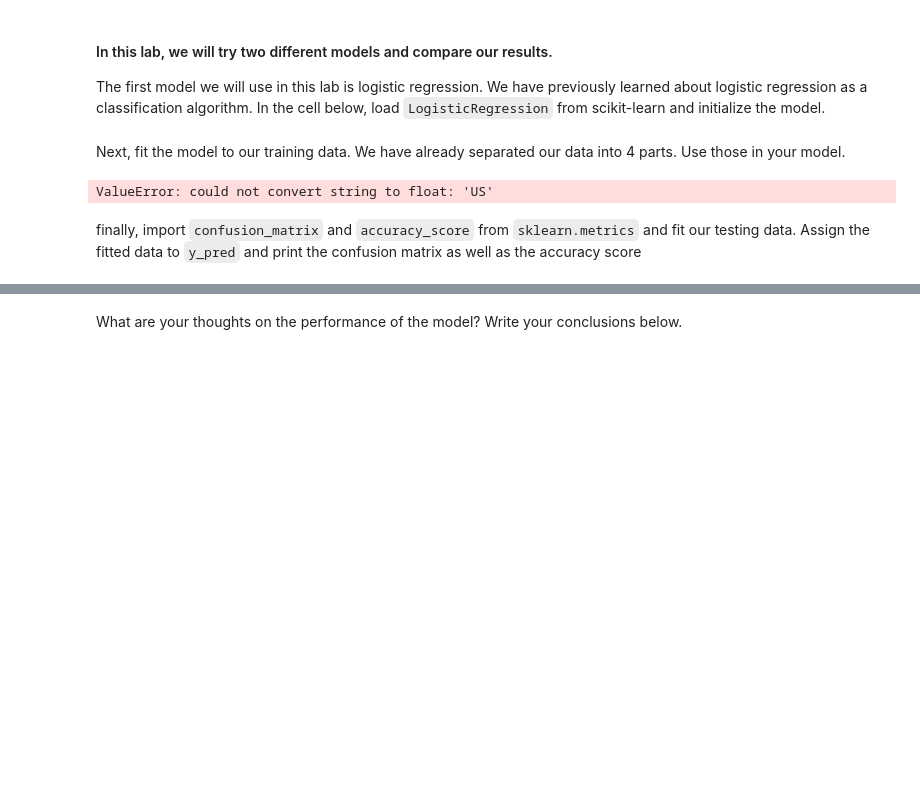
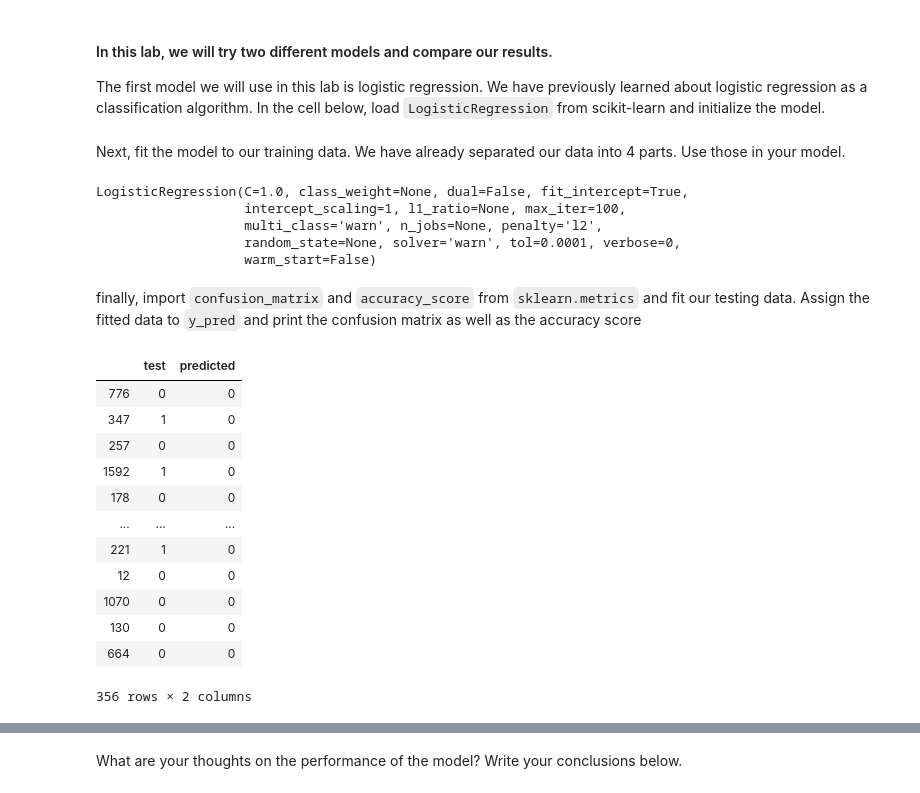
Before and after one commit to paoloironhack/data_analytics062020, a Jupyter notebook: labs/module_3/Supervised-Learning/your-code/main.ipynb, the cells around one changed output, grey strips where cells are left out. Cells and saved outputs as stored; diff of their text form; code cells hidden in the pictures; blank space fills up the shorter version.

```diff
--- a/labs/module_3/Supervised-Learning/your-code/main.ipynb
+++ b/labs/module_3/Supervised-Learning/your-code/main.ipynb
@@ -462,8 +462,8 @@ We'll start off this section by splitting the data to train and test. **Name you
 from sklearn.model_selection import train_test_split
 
 # Your code here:
-y = websites['Type']
-X = websites.drop('Type', axis=1)
+y = website_dummy['Type']
+X = website_dummy.drop('Type', axis=1)
 X_train, X_test, y_train, y_test = train_test_split(X, y, test_size=0.20)
 # %% [markdown]
 #### In this lab, we will try two different models and compare our results.
@@ -479,11 +479,29 @@ Next, fit the model to our training data. We have already separated our data int
 # Your code here:
 model.fit(X_train, y_train)
 # %% [output]
-ValueError: could not convert string to float: 'US'
+LogisticRegression(C=1.0, class_weight=None, dual=False, fit_intercept=True,
+                   intercept_scaling=1, l1_ratio=None, max_iter=100,
+                   multi_class='warn', n_jobs=None, penalty='l2',
+                   random_state=None, solver='warn', tol=0.0001, verbose=0,
+                   warm_start=False)
 # %% [markdown]
 finally, import `confusion_matrix` and `accuracy_score` from `sklearn.metrics` and fit our testing data. Assign the fitted data to `y_pred` and print the confusion matrix as well as the accuracy score
 # %%
 # Your code here:
 from sklearn.metrics import confusion_matrix, accuracy_score
 y_pred = model.predict(X_test)
-websites.DataFrame({'test':y_test, 'predicted':y_pred})
+pd.DataFrame({'test':y_test, 'predicted':y_pred})
+# %% [output]
+|  | test | predicted |
+| 776 | 0 | 0 |
+| 347 | 1 | 0 |
+| 257 | 0 | 0 |
+| 1592 | 1 | 0 |
+| 178 | 0 | 0 |
+| ... | ... | ... |
+| 221 | 1 | 0 |
+| 12 | 0 | 0 |
+| 1070 | 0 | 0 |
+| 130 | 0 | 0 |
+| 664 | 0 | 0 |
+356 rows × 2 columns
```
Also changed, not shown: parts of 14 cells of this notebook.
